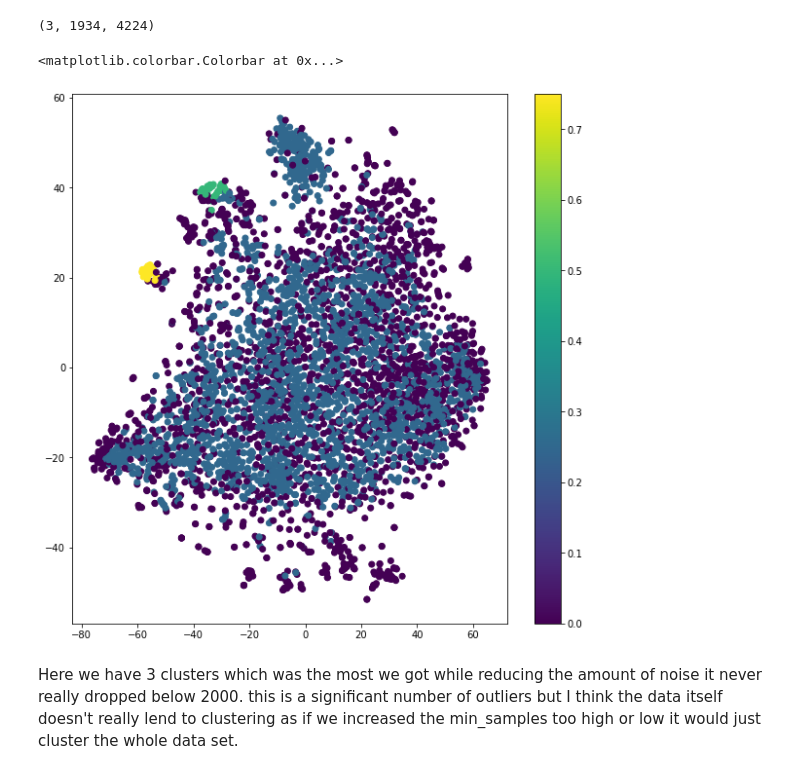
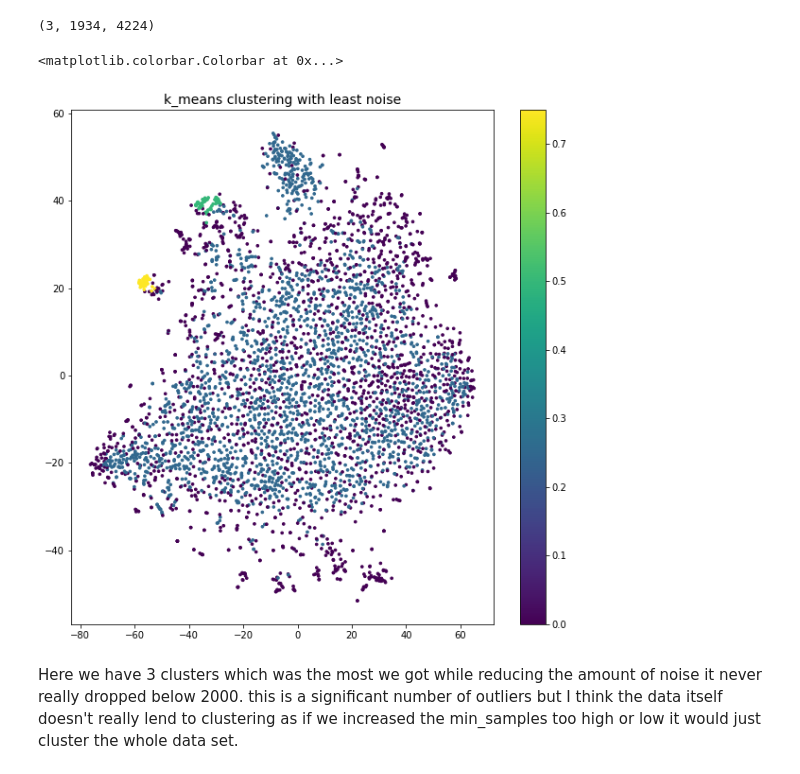
Before and after one commit to fedhere/DSPS_ejones, a Jupyter notebook: HW10/Elliott_Jones_copy_of_clusteringGenes.ipynb, the cells around one changed output. Cells and saved outputs as stored; diff of their text form; code cells hidden in the pictures.

```diff
--- a/HW10/Elliott_Jones_copy_of_clusteringGenes.ipynb
+++ b/HW10/Elliott_Jones_copy_of_clusteringGenes.ipynb
@@ -210,12 +211,12 @@ n_clusters_, n_noise_, len(labels)
 (3, 1934, 4224)
 # %%
 pl.figure(figsize=(10,10))
-
-pl.scatter(twodproj[:,0], twodproj[:,1],  c=(labels + 1) /4)
+pl.title("k_means clustering with least noise", FontSize = 14)
+pl.scatter(twodproj[:,0], twodproj[:,1],  c=(labels + 1) /4, s = 7)
 pl.colorbar()
 # %% [output]
 <matplotlib.colorbar.Colorbar at 0x...>
-[figure, old version]
+[figure, new version]
 # %% [markdown]
 Here we have 3 clusters which was the most we got while reducing the amount of noise it never really dropped below 2000. this is a significant number of outliers but I think the data itself doesn't really lend to clustering as if we increased the min_samples too high or low it would just cluster the whole data set.
 # %% [markdown]
```
Also changed, not shown: parts of 5 cells of this notebook.
